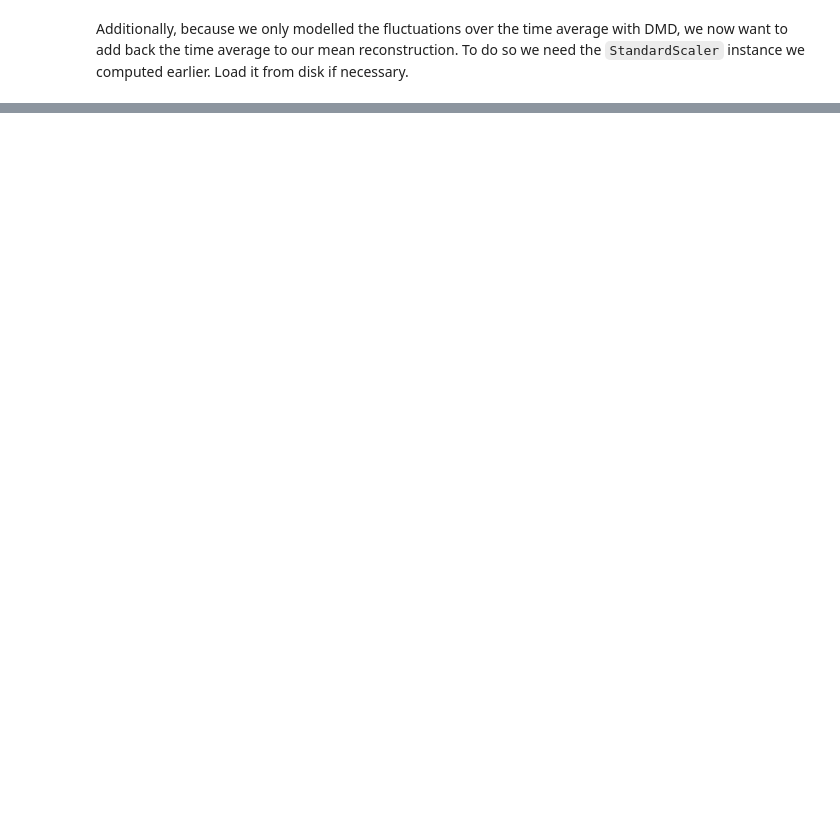
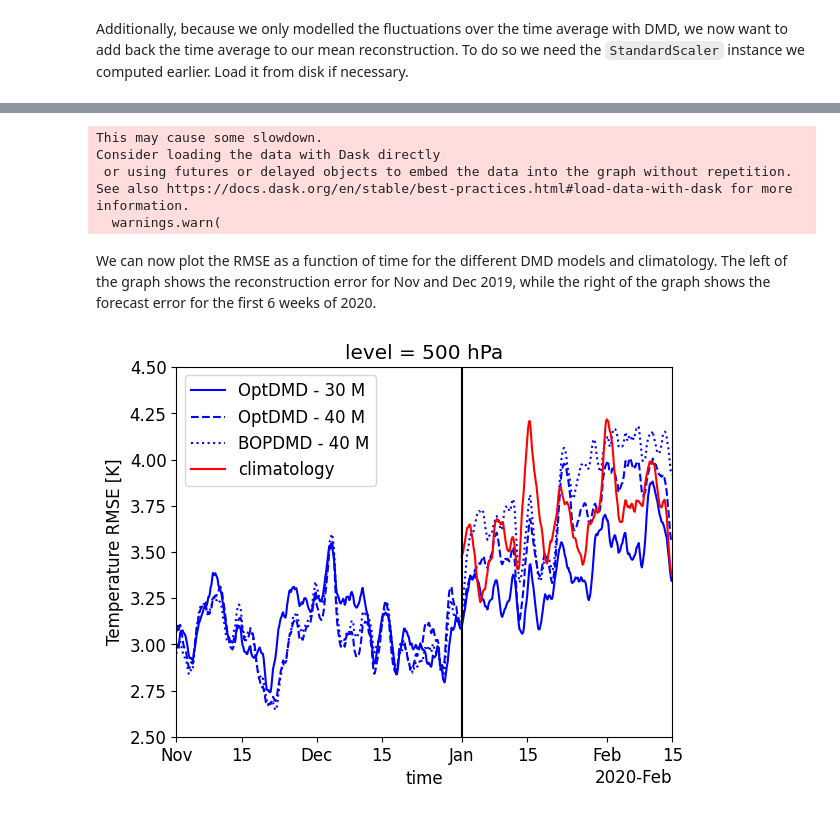
Before and after one commit to dsj976/svdrom, a Jupyter notebook: demos/dmd_demo.ipynb, the cells around one changed output, grey strips where cells are left out. Cells and saved outputs as stored; diff of their text form; code cells hidden in the pictures; blank space fills up the shorter version.

```diff
--- a/demos/dmd_demo.ipynb
+++ b/demos/dmd_demo.ipynb
@@ -587,0 +886,46 @@ plt.show()
+# %%
+rmse_forecast_optdmd_30 = compute_rmse(
+    ground_truth.sel(time=forecast_optdmd_30.time),
+    forecast_optdmd_30,
+)
+# %%
+rmse_forecast_optdmd_40 = compute_rmse(
+    ground_truth.sel(time=forecast_optdmd_40.time),
+    forecast_optdmd_40,
+)
+# %%
+rmse_forecast_bopdmd_40 = compute_rmse(
+    ground_truth.sel(time=forecast_bopdmd_40.time),
+    forecast_bopdmd_40,
+)
+# %%
+rmse_climatology = compute_rmse(
+    ground_truth.sel(time=forecast_optdmd_30.time),
+    climatology.sel(time=forecast_optdmd_30.time),
+)
+# %% [output]
+This may cause some slowdown.
+Consider loading the data with Dask directly
+ or using futures or delayed objects to embed the data into the graph without repetition.
+See also https://docs.dask.org/en/stable/best-practices.html#load-data-with-dask for more information.
+  warnings.warn(
+# %% [markdown]
+We can now plot the RMSE as a function of time for the different DMD models and climatology. The left of the graph shows the reconstruction error for Nov and Dec 2019, while the right of the graph shows the forecast error for the first 6 weeks of 2020.
+# %%
+plt.rcParams.update({'font.size': 12})
+rmse_optdmd_30 = xr.concat([rmse_recon_optdmd_30, rmse_forecast_optdmd_30], dim="time")
+rmse_optdmd_40 = xr.concat([rmse_recon_optdmd_40, rmse_forecast_optdmd_40], dim="time")
+rmse_bopdmd_40 = xr.concat([rmse_recon_bopdmd_40, rmse_forecast_bopdmd_40], dim="time")
+rmse_optdmd_30.plot(label="OptDMD - 30 M", color="blue", linestyle="-")
+rmse_optdmd_40.plot(label="OptDMD - 40 M", color="blue", linestyle="--")
+rmse_bopdmd_40.plot(label="BOPDMD - 40 M", color="blue", linestyle=":")
+rmse_climatology.plot(label="climatology", color="red")
+plt.xlim([np.datetime64("2019-11-01T00:00"), np.datetime64("2020-02-15T00:00")])
+plt.ylim([2.5, 4.5])
+plt.ylabel("Temperature RMSE [K]")
+plt.axvline(x=np.datetime64("2020-01-01T00:00"), color="black")
+plt.legend()
+plt.title("level = 500 hPa")
+plt.show()
+# %% [output]
+[figure, added]
```
Also changed, not shown: parts of 117 cells of this notebook.
